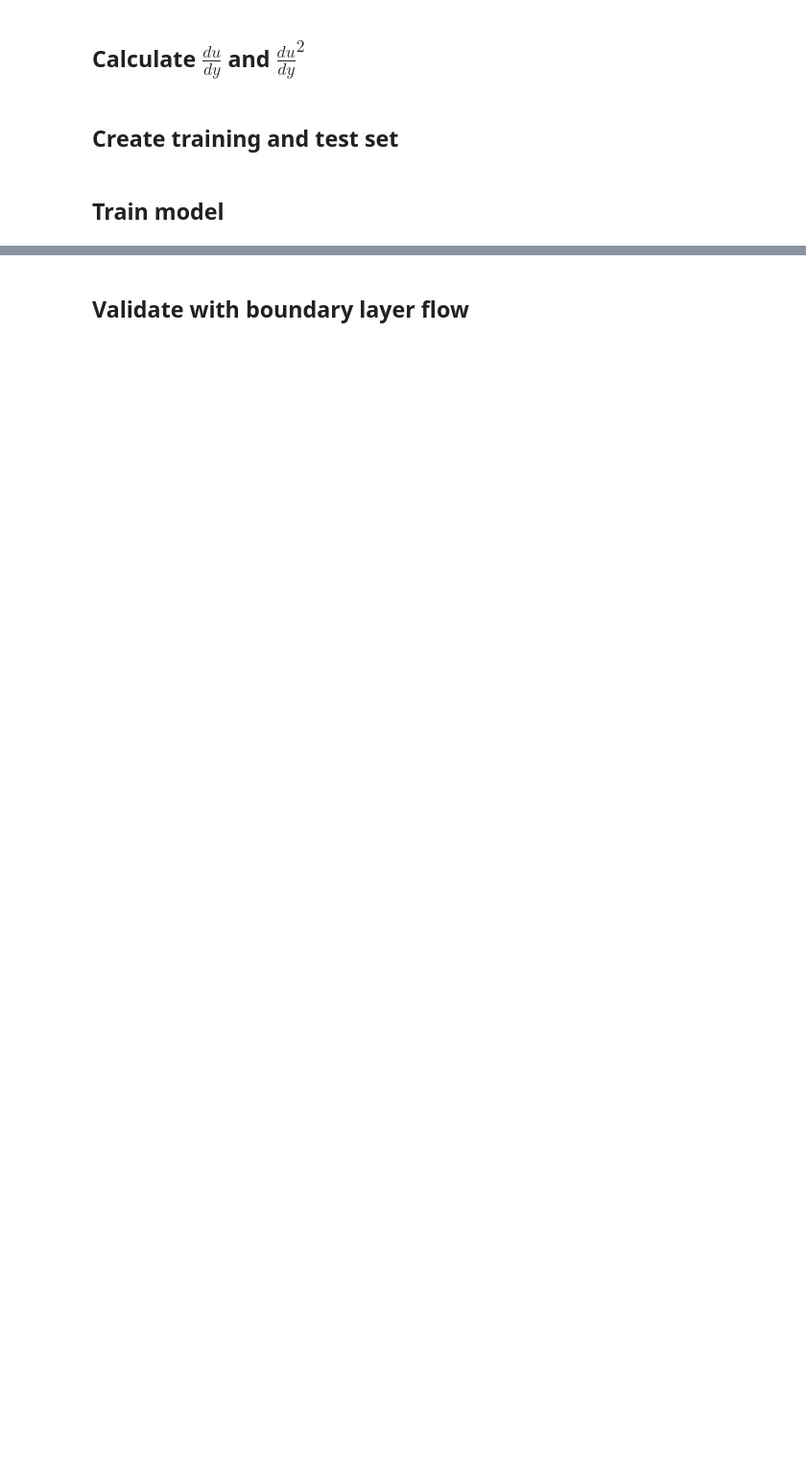
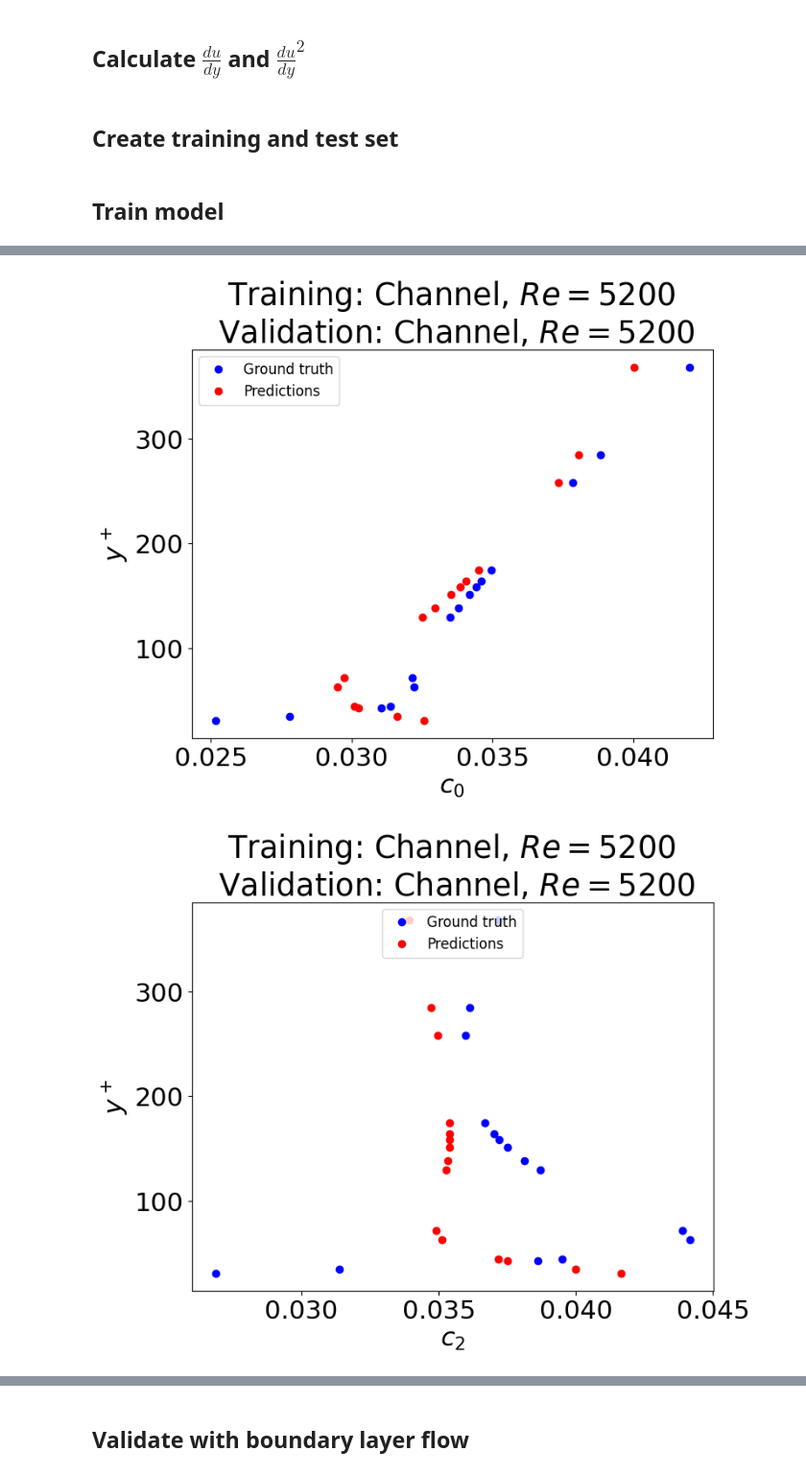
Before and after one commit to kne911/turbML, a Jupyter notebook: Scripts/Assignment2a.ipynb, the cells around one changed output, grey strips where cells are left out. Shown at 96% size. Drawn from its saved outputs; the diff is of its cells as text; code cells hidden in the pictures; blank space fills up the shorter version.

```diff
--- a/Scripts/Assignment2a.ipynb
+++ b/Scripts/Assignment2a.ipynb
@@ -36,6 +37,9 @@ The autoreload extension is already loaded. To reload it, use:
 # %% [markdown]
 ## Get DNS/LES data for channel flow, $Re = 5200$
 # %%
-y_DNS, yplus_DNS, u_DNS, uu_DNS, vv_DNS, ww_DNS, uv_DNS, k_DNS, eps_DNS, dudy_DNS = GetInputData('FullyDevelopedChannel_Re5200', 20, 2200)
+minYplus = 50
+maxYplus = 2000
+
+y_DNS, yplus_DNS, u_DNS, uu_DNS, vv_DNS, ww_DNS, uv_DNS, k_DNS, eps_DNS, dudy_DNS = GetInputData('FullyDevelopedChannel_Re5200', 20, 400)
 c, a11_DNS, a33_DNS = GetC0andC2(k_DNS, eps_DNS, dudy_DNS, uu_DNS, vv_DNS, ww_DNS)
 # %% [output]
@@ -268,0 +274,6 @@ c2_error_std:  0.0070122288787090896
+# %%
+
+PlotData(yplus_DNS, uu_DNS, vv_DNS, ww_DNS, dudy_DNS, tau_DNS, k_DNS, c_0_DNS , c_2_DNS, c0, c2, index_test, index_train, 'Channel, $Re=5200$', 'Channel, $Re=5200$')
+# %% [output]
+[figure, added]
+[figure, added]
```
Also changed, not shown: parts of 10 cells of this notebook.
